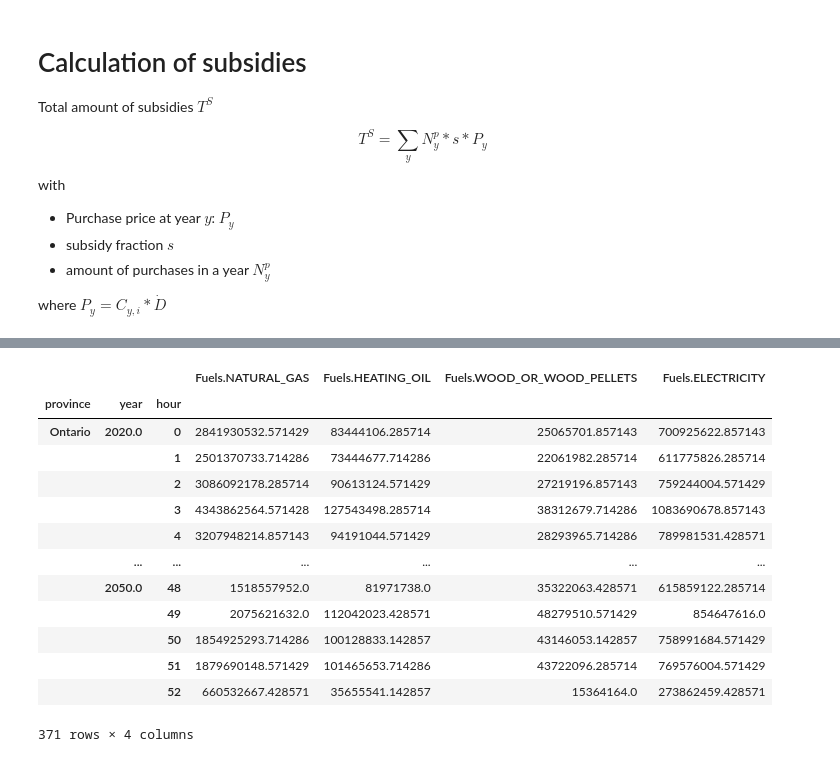
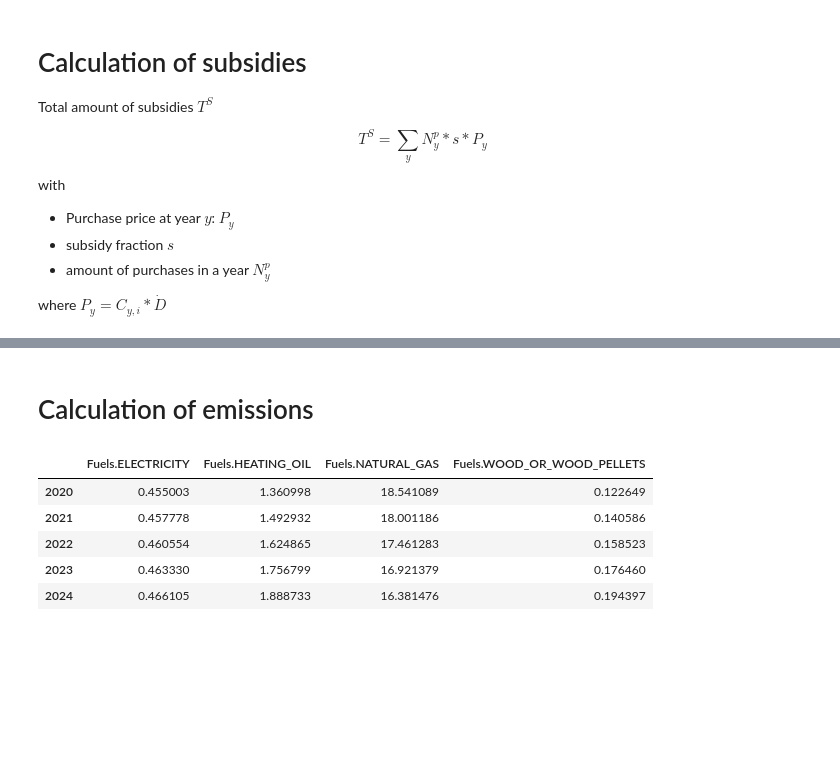
Before and after one commit to david-huck/abetam, a Jupyter notebook: subsidies.ipynb, the cells around one changed output, grey strips where cells are left out. Cells and saved outputs as stored; diff of their text form; code cells hidden in the pictures; blank space fills up the shorter version.

```diff
--- a/subsidies.ipynb
+++ b/subsidies.ipynb
@@ -52,17 +41,11 @@ hp_df.head()
-# %%
-res.mean_carrier_demand_df
-# %% [output]
-|  |  |  | Fuels.NATURAL_GAS | Fuels.HEATING_OIL | Fuels.WOOD_OR_WOOD_PELLETS | Fuels.ELECTRICITY |
-| province | year | hour |  |  |  |  |
-| Ontario | 2020.0 | 0 | 2841930532.571429 | 83444106.285714 | 25065701.857143 | 700925622.857143 |
-|  |  | 1 | 2501370733.714286 | 73444677.714286 | 22061982.285714 | 611775826.285714 |
-|  |  | 2 | 3086092178.285714 | 90613124.571429 | 27219196.857143 | 759244004.571429 |
-|  |  | 3 | 4343862564.571428 | 127543498.285714 | 38312679.714286 | 1083690678.857143 |
-|  |  | 4 | 3207948214.857143 | 94191044.571429 | 28293965.714286 | 789981531.428571 |
-|  | ... | ... | ... | ... | ... | ... |
-|  | 2050.0 | 48 | 1518557952.0 | 81971738.0 | 35322063.428571 | 615859122.285714 |
-|  |  | 49 | 2075621632.0 | 112042023.428571 | 48279510.571429 | 854647616.0 |
-|  |  | 50 | 1854925293.714286 | 100128833.142857 | 43146053.142857 | 758991684.571429 |
-|  |  | 51 | 1879690148.571429 | 101465653.714286 | 43722096.285714 | 769576004.571429 |
-|  |  | 52 | 660532667.428571 | 35655541.142857 | 15364164.0 | 273862459.428571 |
-371 rows × 4 columns
+# %% [markdown]
+# Calculation of emissions
+# %%
+res.emissions().head()
+# %% [output]
+|  | Fuels.ELECTRICITY | Fuels.HEATING_OIL | Fuels.NATURAL_GAS | Fuels.WOOD_OR_WOOD_PELLETS |
+| 2020 | 0.455003 | 1.360998 | 18.541089 | 0.122649 |
+| 2021 | 0.457778 | 1.492932 | 18.001186 | 0.140586 |
+| 2022 | 0.460554 | 1.624865 | 17.461283 | 0.158523 |
+| 2023 | 0.463330 | 1.756799 | 16.921379 | 0.176460 |
+| 2024 | 0.466105 | 1.888733 | 16.381476 | 0.194397 |
```
Also changed, not shown: parts of 5 cells of this notebook, 1 other file.
